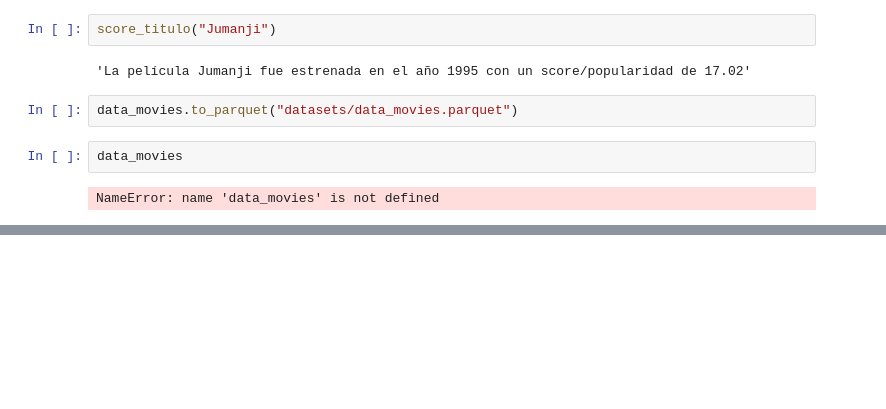
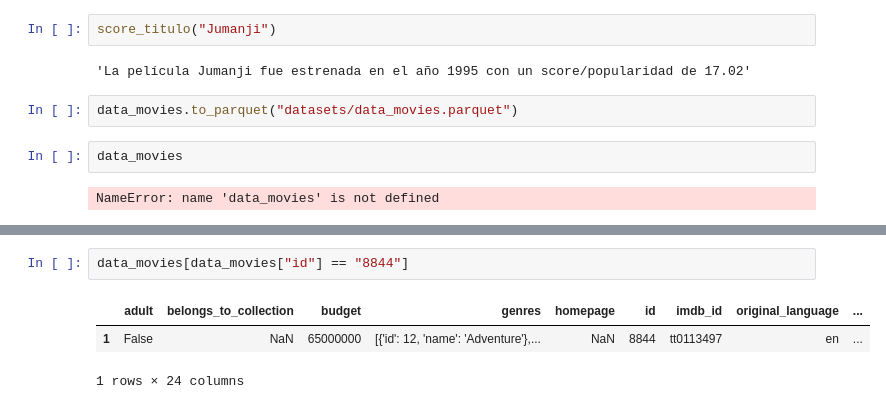
Before and after one commit to lucho28/sistemreco_api, a Jupyter notebook: Notebook/ETL_old.ipynb, the cells around one changed output, grey strips where cells are left out. Cells and saved outputs as stored; diff of their text form; blank space fills up the shorter version.

```diff
--- a/Notebook/ETL_old.ipynb
+++ b/Notebook/ETL_old.ipynb
@@ -140,0 +253,6 @@ NameError: name 'data_movies' is not defined
+# %%
+data_movies[data_movies["id"] == "8844"]
+# %% [output]
+|  | adult | belongs_to_collection | budget | genres | homepage | id | imdb_id | original_language | ... |
+| 1 | False | NaN | 65000000 | [{'id': 12, 'name': 'Adventure'},... | NaN | 8844 | tt0113497 | en | ... |
+1 rows × 24 columns
```
Also changed, not shown: parts of 10 cells of this notebook, 1 other file.
